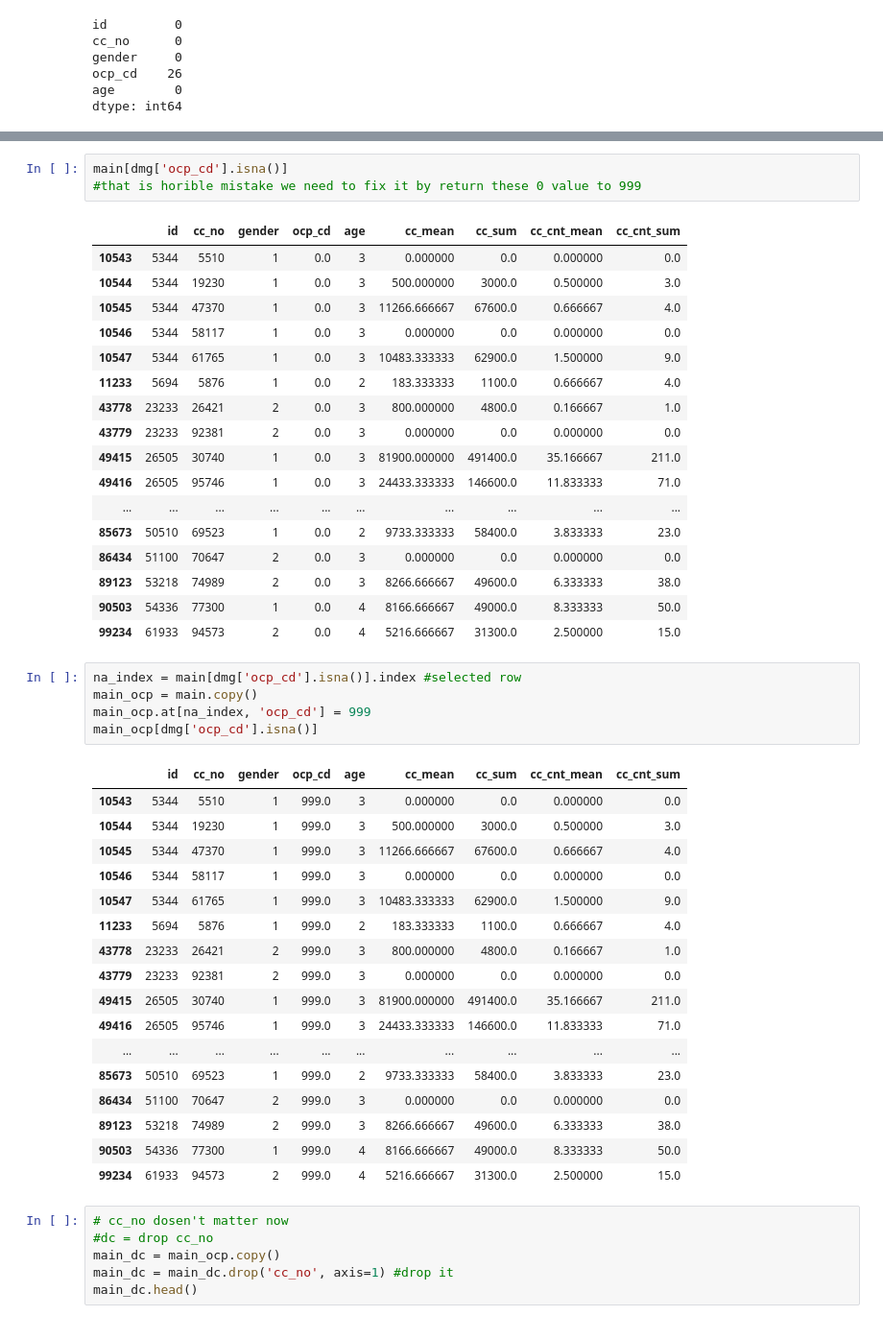
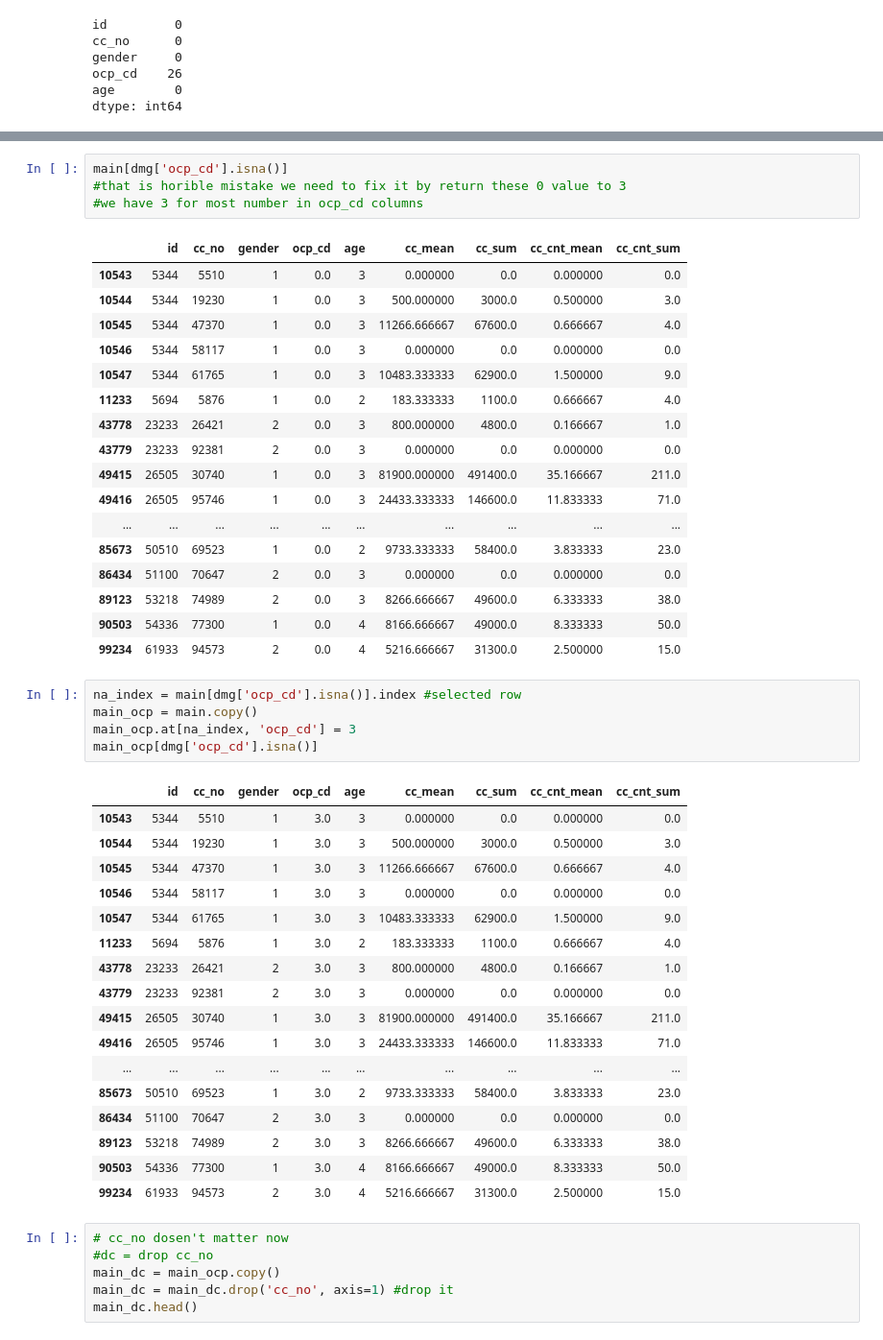
Before and after one commit to NuttakitDW/DeepWork_216, a Jupyter notebook: Preproceessing.ipynb, the cells around one changed output, grey strips where cells are left out. Shown at 96% size. Cells and saved outputs as stored; diff of their text form.

```diff
--- a/Preproceessing.ipynb
+++ b/Preproceessing.ipynb
@@ -322,6 +339,7 @@ dtype: int64
 # %%
 main[dmg['ocp_cd'].isna()]
-#that is horible mistake we need to fix it by return these 0 value to 999
+#that is horible mistake we need to fix it by return these 0 value to 3
+#we have 3 for most number in ocp_cd columns
 # %% [output]
 |  | id | cc_no | gender | ocp_cd | age | cc_mean | cc_sum | cc_cnt_mean | cc_cnt_sum |
 | 10543 | 5344 | 5510 | 1 | 0.0 | 3 | 0.000000 | 0.0 | 0.000000 | 0.0 |
@@ -343,26 +361,26 @@ main[dmg['ocp_cd'].isna()]
 # %%
 na_index = main[dmg['ocp_cd'].isna()].index #selected row
 main_ocp = main.copy()
-main_ocp.at[na_index, 'ocp_cd'] = 999
+main_ocp.at[na_index, 'ocp_cd'] = 3
 main_ocp[dmg['ocp_cd'].isna()]
 # %% [output]
 |  | id | cc_no | gender | ocp_cd | age | cc_mean | cc_sum | cc_cnt_mean | cc_cnt_sum |
-| 10543 | 5344 | 5510 | 1 | 999.0 | 3 | 0.000000 | 0.0 | 0.000000 | 0.0 |
-| 10544 | 5344 | 19230 | 1 | 999.0 | 3 | 500.000000 | 3000.0 | 0.500000 | 3.0 |
-| 10545 | 5344 | 47370 | 1 | 999.0 | 3 | 11266.666667 | 67600.0 | 0.666667 | 4.0 |
-| 10546 | 5344 | 58117 | 1 | 999.0 | 3 | 0.000000 | 0.0 | 0.000000 | 0.0 |
-| 10547 | 5344 | 61765 | 1 | 999.0 | 3 | 10483.333333 | 62900.0 | 1.500000 | 9.0 |
-| 11233 | 5694 | 5876 | 1 | 999.0 | 2 | 183.333333 | 1100.0 | 0.666667 | 4.0 |
-| 43778 | 23233 | 26421 | 2 | 999.0 | 3 | 800.000000 | 4800.0 | 0.166667 | 1.0 |
-| 43779 | 23233 | 92381 | 2 | 999.0 | 3 | 0.000000 | 0.0 | 0.000000 | 0.0 |
-| 49415 | 26505 | 30740 | 1 | 999.0 | 3 | 81900.000000 | 491400.0 | 35.166667 | 211.0 |
-| 49416 | 26505 | 95746 | 1 | 999.0 | 3 | 24433.333333 | 146600.0 | 11.833333 | 71.0 |
+| 10543 | 5344 | 5510 | 1 | 3.0 | 3 | 0.000000 | 0.0 | 0.000000 | 0.0 |
+| 10544 | 5344 | 19230 | 1 | 3.0 | 3 | 500.000000 | 3000.0 | 0.500000 | 3.0 |
+| 10545 | 5344 | 47370 | 1 | 3.0 | 3 | 11266.666667 | 67600.0 | 0.666667 | 4.0 |
+| 10546 | 5344 | 58117 | 1 | 3.0 | 3 | 0.000000 | 0.0 | 0.000000 | 0.0 |
+| 10547 | 5344 | 61765 | 1 | 3.0 | 3 | 10483.333333 | 62900.0 | 1.500000 | 9.0 |
+| 11233 | 5694 | 5876 | 1 | 3.0 | 2 | 183.333333 | 1100.0 | 0.666667 | 4.0 |
+| 43778 | 23233 | 26421 | 2 | 3.0 | 3 | 800.000000 | 4800.0 | 0.166667 | 1.0 |
+| 43779 | 23233 | 92381 | 2 | 3.0 | 3 | 0.000000 | 0.0 | 0.000000 | 0.0 |
+| 49415 | 26505 | 30740 | 1 | 3.0 | 3 | 81900.000000 | 491400.0 | 35.166667 | 211.0 |
+| 49416 | 26505 | 95746 | 1 | 3.0 | 3 | 24433.333333 | 146600.0 | 11.833333 | 71.0 |
 | ... | ... | ... | ... | ... | ... | ... | ... | ... | ... |
-| 85673 | 50510 | 69523 | 1 | 999.0 | 2 | 9733.333333 | 58400.0 | 3.833333 | 23.0 |
-| 86434 | 51100 | 70647 | 2 | 999.0 | 3 | 0.000000 | 0.0 | 0.000000 | 0.0 |
-| 89123 | 53218 | 74989 | 2 | 999.0 | 3 | 8266.666667 | 49600.0 | 6.333333 | 38.0 |
-| 90503 | 54336 | 77300 | 1 | 999.0 | 4 | 8166.666667 | 49000.0 | 8.333333 | 50.0 |
-| 99234 | 61933 | 94573 | 2 | 999.0 | 4 | 5216.666667 | 31300.0 | 2.500000 | 15.0 |
+| 85673 | 50510 | 69523 | 1 | 3.0 | 2 | 9733.333333 | 58400.0 | 3.833333 | 23.0 |
+| 86434 | 51100 | 70647 | 2 | 3.0 | 3 | 0.000000 | 0.0 | 0.000000 | 0.0 |
+| 89123 | 53218 | 74989 | 2 | 3.0 | 3 | 8266.666667 | 49600.0 | 6.333333 | 38.0 |
+| 90503 | 54336 | 77300 | 1 | 3.0 | 4 | 8166.666667 | 49000.0 | 8.333333 | 50.0 |
+| 99234 | 61933 | 94573 | 2 | 3.0 | 4 | 5216.666667 | 31300.0 | 2.500000 | 15.0 |
 # %%
 # cc_no dosen't matter now
 #dc = drop cc_no
```
Also changed, not shown: parts of 9 cells of this notebook.
